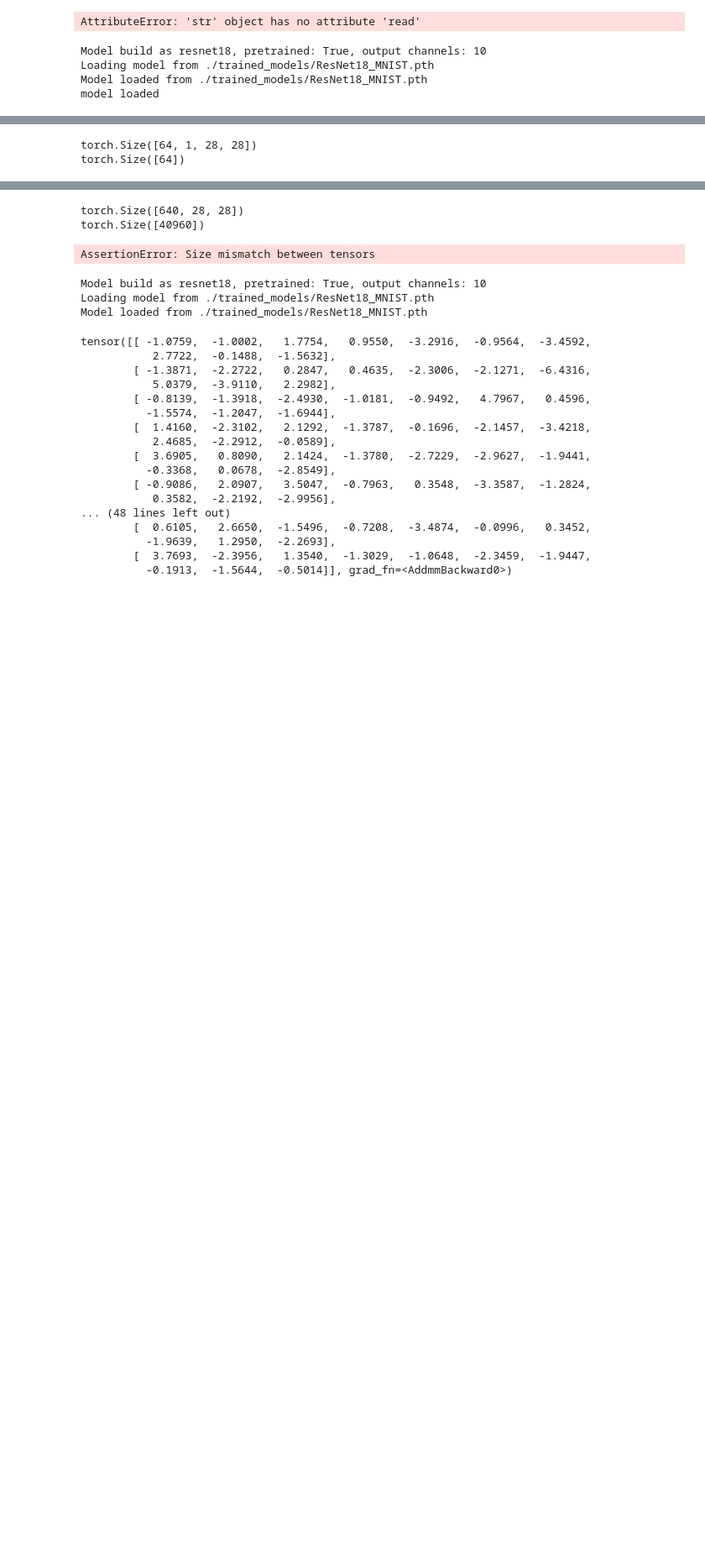
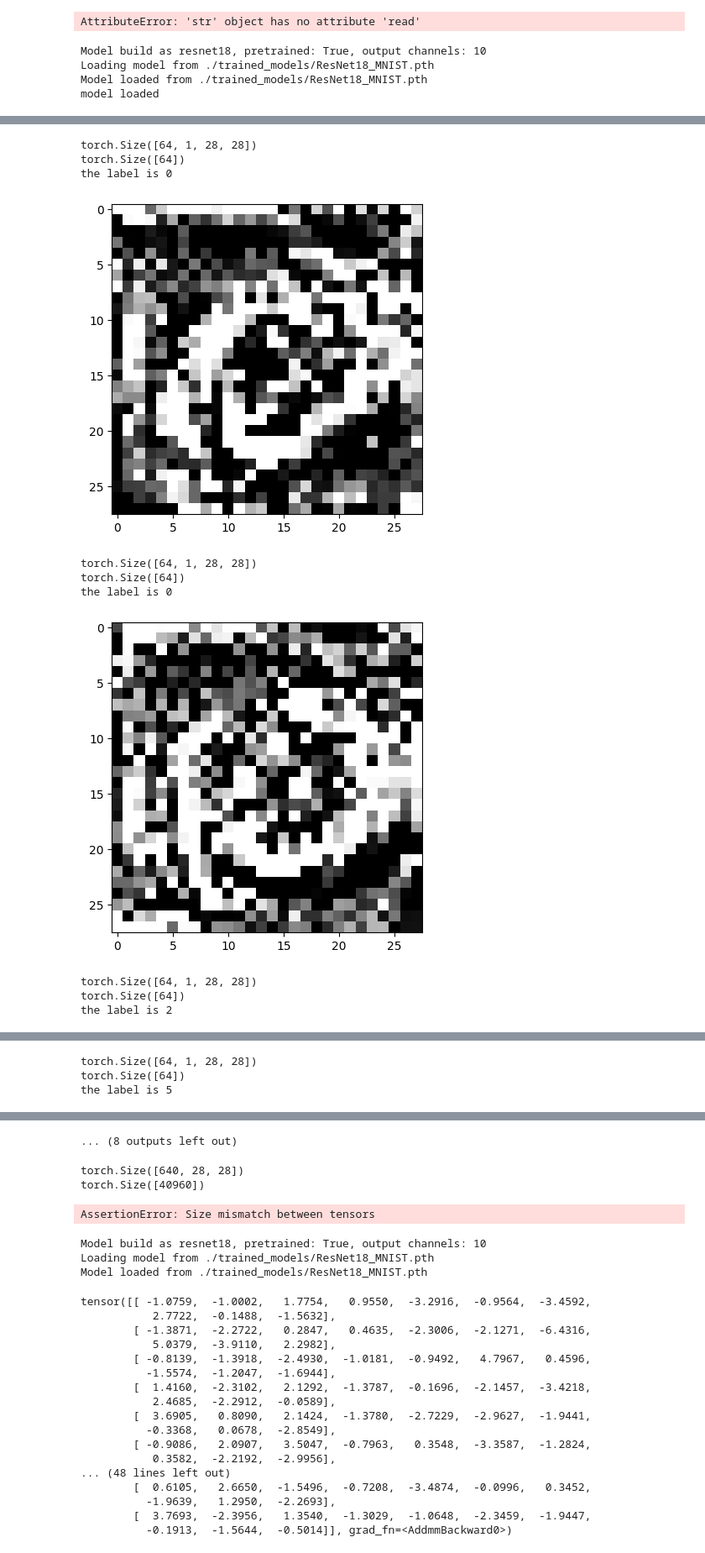
Before and after one commit to BiniyamAschalew/KD570, a Jupyter notebook: KD/generate.ipynb, the cells around one changed output, grey strips where cells are left out. Shown: that part at 84% size. Drawn from its saved outputs; the diff is of its cells as text; code cells hidden in the pictures; blank space fills up the shorter version.

```diff
--- a/KD/generate.ipynb
+++ b/KD/generate.ipynb
@@ -257,7 +257,6 @@ class SyntheticGenerator():
         return random_image
 
 def visualize_image(input_image: torch.Tensor):
-    """given a torch tensor of shape [1, 28, 28] visualize an image of the MNIST dataset"""
     input_image = input_image.cpu().detach().numpy().squeeze()
     plt.imshow(input_image, cmap='gray')
     plt.show()
@@ -290,17 +305,26 @@ sample_dataloader = generator.generate_dataset()
 # %%
 
 for i, (batch_data, batch_label) in enumerate(sample_dataloader):
 
-    print(data.shape), print(label.shape)
+    print(batch_data.shape), print(batch_label.shape)
 
     rand_idx = 2
-    print(f"the label is {label[rand_idx]}")
-    visualize_image(data[rand_idx])
+    print(f"the label is {batch_label[rand_idx]}")
+    visualize_image(batch_data[rand_idx])
 
 
 # data_l = data_l.unsqueeze(0)
 # output = model(data_l)
 # data_l.shape, print(output), output.shape
 # %% [output]
 torch.Size([64, 1, 28, 28])
 torch.Size([64])
+the label is 0
+[figure, added]
+torch.Size([64, 1, 28, 28])
+torch.Size([64])
+the label is 0
+[figure, added]
+torch.Size([64, 1, 28, 28])
+torch.Size([64])
+the label is 2
@@ -306,0 +332,3 @@ torch.Size([64])
+torch.Size([64, 1, 28, 28])
+torch.Size([64])
+the label is 5
@@ -307,3 +344,4 @@ torch.Size([64])
+... (8 outputs left out)
 # %%
 from train import test_model
 from utils import get_logger
```
Also changed, not shown: parts of 2 cells of this notebook, 2 other files.
